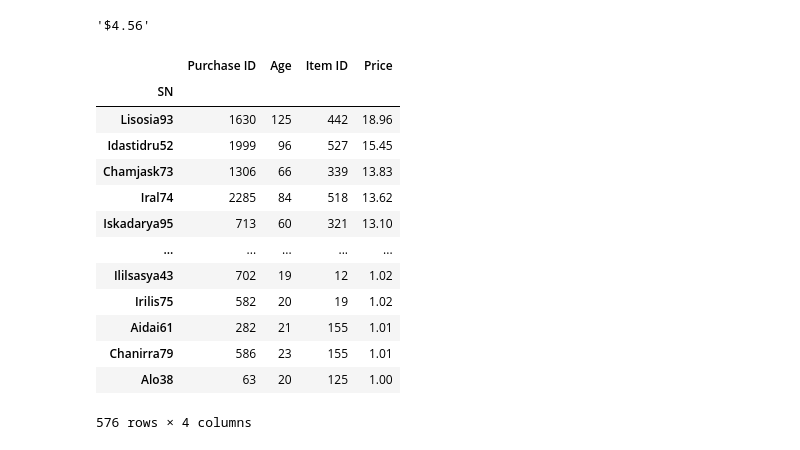
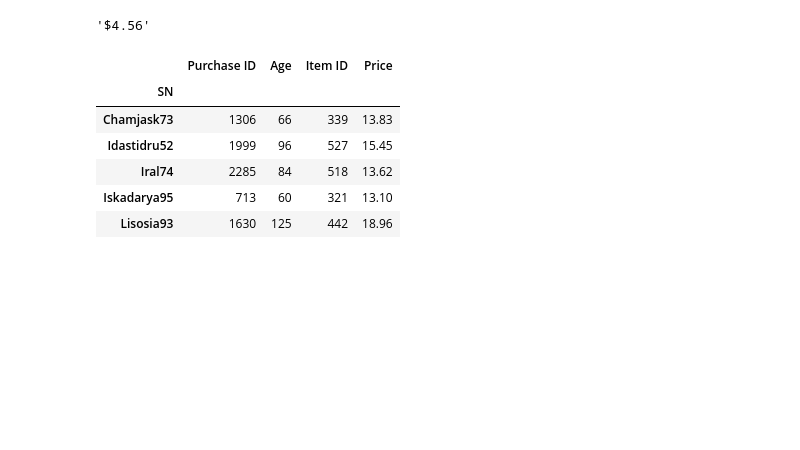
Before and after one commit to papadiscobravo/pandas-challenge, a Jupyter notebook: HerosOfPymoli/HeroesOfPymoli.ipynb, the cells around one changed output. Cells and saved outputs as stored; diff of their text form; code cells hidden in the pictures; blank space fills up the shorter version.

```diff
--- a/HerosOfPymoli/HeroesOfPymoli.ipynb
+++ b/HerosOfPymoli/HeroesOfPymoli.ipynb
@@ -19,9 +19,7 @@ purchaseData_df.head()
 | 3 | 3 | Chamassasya86 | 24 | Male | 100 | Blindscythe | 3.27 |
 | 4 | 4 | Iskosia90 | 23 | Male | 131 | Fury | 1.44 |
 # %%
-# This is a groupby object of unique PNs...
-SNs = purchaseData_df.groupby(["SN"])
-# ...and now it's a DataFrame:
-SNs_df = pd.DataFrame(SNs.first())
-SNs_df
+# This is a groupby object of unique SNs:
+SNs_df = purchaseData_df.groupby(["SN"])
+SNs_df.head()
 # %% [output]
@@ -41,0 +39,6 @@ SNs_df
+# %%
+# This makes a dataframe from SNs_df that shows each SN's
+# total purchases, but which unfortunately leaves out gender
+# because it can't be summed:
+SNsTotalPurchases_df = pd.DataFrame(SNs_df.sum())
+SNsTotalPurchases_df
@@ -249,28 +311,17 @@ salesAvgPerNonBinShow
 # %%
 # 6. Top spenders
 #    a. identify the top five spenders by total purchase value
-#    b. and list in a table:
-#         i. SN
-#        ii. purchase count
-#       iii. avg purchase price
-#        iv. total purchase value
-
-# This reuses the groupby object of unique SNs called SNs
-# and turns it into a new DataFrame by sum:
-SNsTop_df = pd.DataFrame.sort_values(SNs.sum(), by="Price", ascending=False)
-SNsTop_df = pd.DataFrame.head(SNsTop_df)
+# using the dataframe SNsTotalPurchases_df
+# and turning it into a new DataFrame:
+SNsTop_df = SNsTotalPurchases_df.sort_values(by="Price", ascending=False)
+SNsTop_df = SNsTop_df.head()
+SNsTop_df = SNsTop_df.sort_index()
+SNsTop_df
 # %% [output]
 |  | Purchase ID | Age | Item ID | Price |
 | SN |  |  |  |  |
-| Lisosia93 | 1630 | 125 | 442 | 18.96 |
+| Chamjask73 | 1306 | 66 | 339 | 13.83 |
 | Idastidru52 | 1999 | 96 | 527 | 15.45 |
-| Chamjask73 | 1306 | 66 | 339 | 13.83 |
 | Iral74 | 2285 | 84 | 518 | 13.62 |
 | Iskadarya95 | 713 | 60 | 321 | 13.10 |
-| ... | ... | ... | ... | ... |
-| Ililsasya43 | 702 | 19 | 12 | 1.02 |
-| Irilis75 | 582 | 20 | 19 | 1.02 |
-| Aidai61 | 282 | 21 | 155 | 1.01 |
-| Chanirra79 | 586 | 23 | 155 | 1.01 |
-| Alo38 | 63 | 20 | 125 | 1.00 |
+| Lisosia93 | 1630 | 125 | 442 | 18.96 |
-576 rows × 4 columns
```
Also changed, not shown: parts of 10 cells of this notebook, 1 other file.
